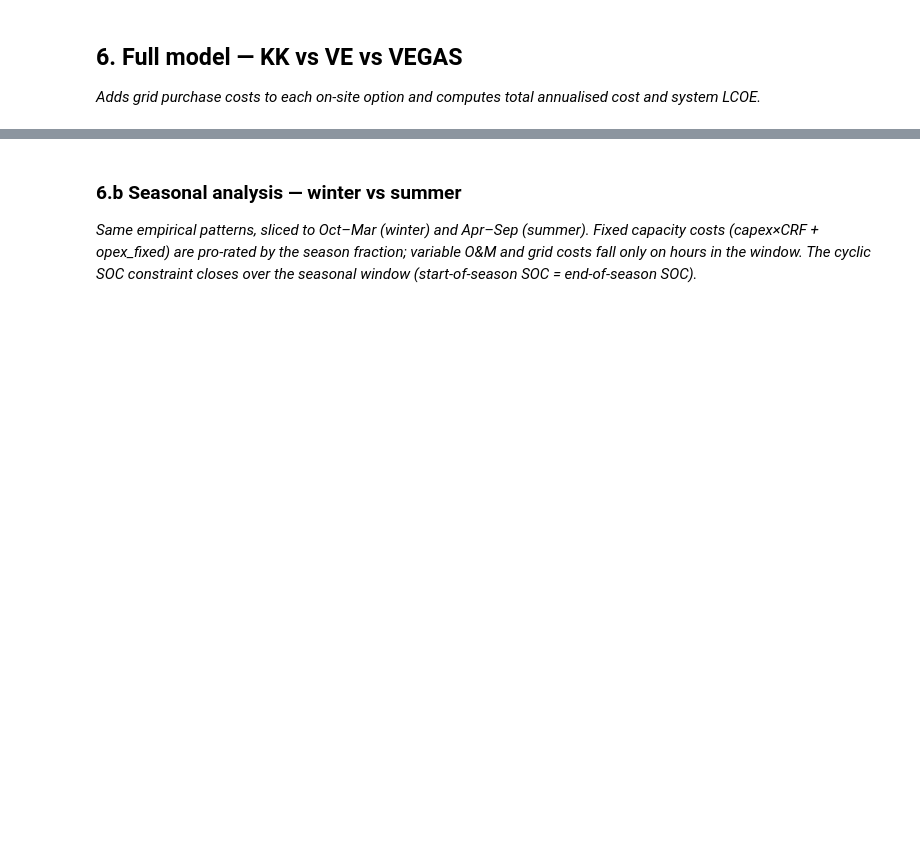
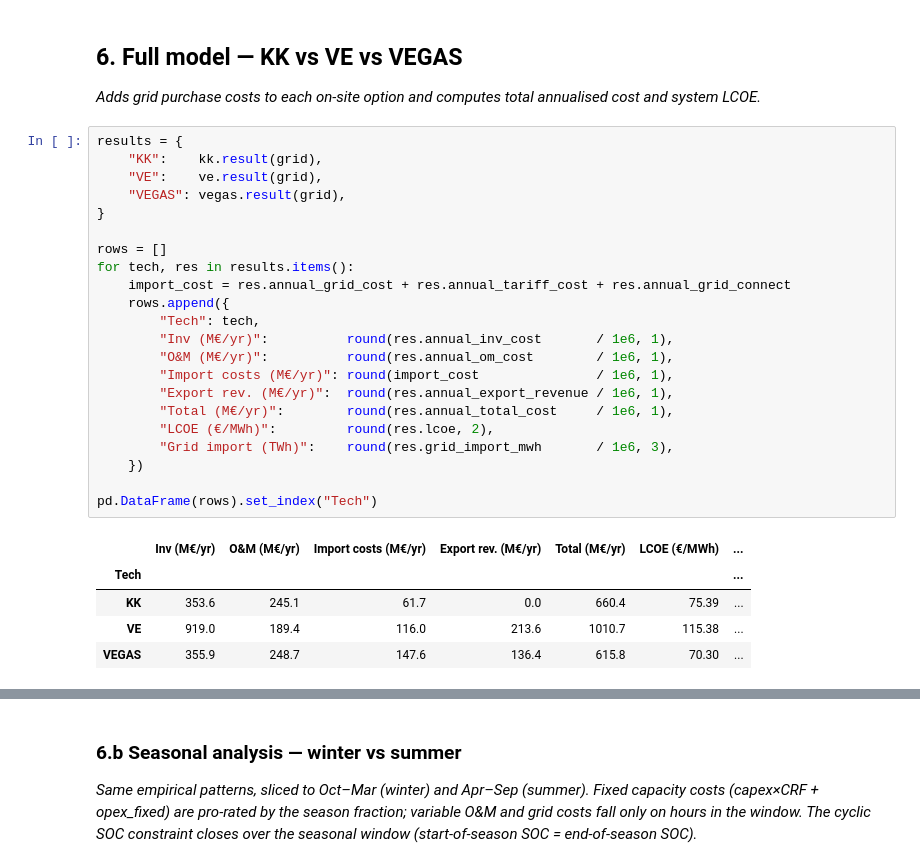
Before and after one commit to cfn368/on_site_datacenter_mdl, a Jupyter notebook: 2_model.ipynb, the cells around one changed output, grey strips where cells are left out. Drawn from its saved outputs; the diff is of its cells as text; blank space fills up the shorter version.

```diff
--- a/2_model.ipynb
+++ b/2_model.ipynb
@@ -134,6 +149,34 @@ Solution saved → runs/vegas_lp_arrays.npz
 # %% [markdown]
 ## 6. Full model — KK vs VE vs VEGAS
 *Adds grid purchase costs to each on-site option and computes total annualised cost and system LCOE.*
+# %%
+results = {
+    "KK":    kk.result(grid),
+    "VE":    ve.result(grid),
+    "VEGAS": vegas.result(grid),
+}
+
+rows = []
+for tech, res in results.items():
+    import_cost = res.annual_grid_cost + res.annual_tariff_cost + res.annual_grid_connect
+    rows.append({
+        "Tech": tech,
+        "Inv (M€/yr)":          round(res.annual_inv_cost       / 1e6, 1),
+        "O&M (M€/yr)":          round(res.annual_om_cost        / 1e6, 1),
+        "Import costs (M€/yr)": round(import_cost               / 1e6, 1),
+        "Export rev. (M€/yr)":  round(res.annual_export_revenue / 1e6, 1),
+        "Total (M€/yr)":        round(res.annual_total_cost     / 1e6, 1),
+        "LCOE (€/MWh)":         round(res.lcoe, 2),
+        "Grid import (TWh)":    round(res.grid_import_mwh       / 1e6, 3),
+    })
+
+pd.DataFrame(rows).set_index("Tech")
+# %% [output]
+|  | Inv (M€/yr) | O&M (M€/yr) | Import costs (M€/yr) | Export rev. (M€/yr) | Total (M€/yr) | LCOE (€/MWh) | ... |
+| Tech |  |  |  |  |  |  | ... |
+| KK | 353.6 | 245.1 | 61.7 | 0.0 | 660.4 | 75.39 | ... |
+| VE | 919.0 | 189.4 | 116.0 | 213.6 | 1010.7 | 115.38 | ... |
+| VEGAS | 355.9 | 248.7 | 147.6 | 136.4 | 615.8 | 70.30 | ... |
 # %%
 results = {
     "KK":    kk.result(grid),
```
Also changed, not shown: parts of 5 cells of this notebook, 21 other files.
